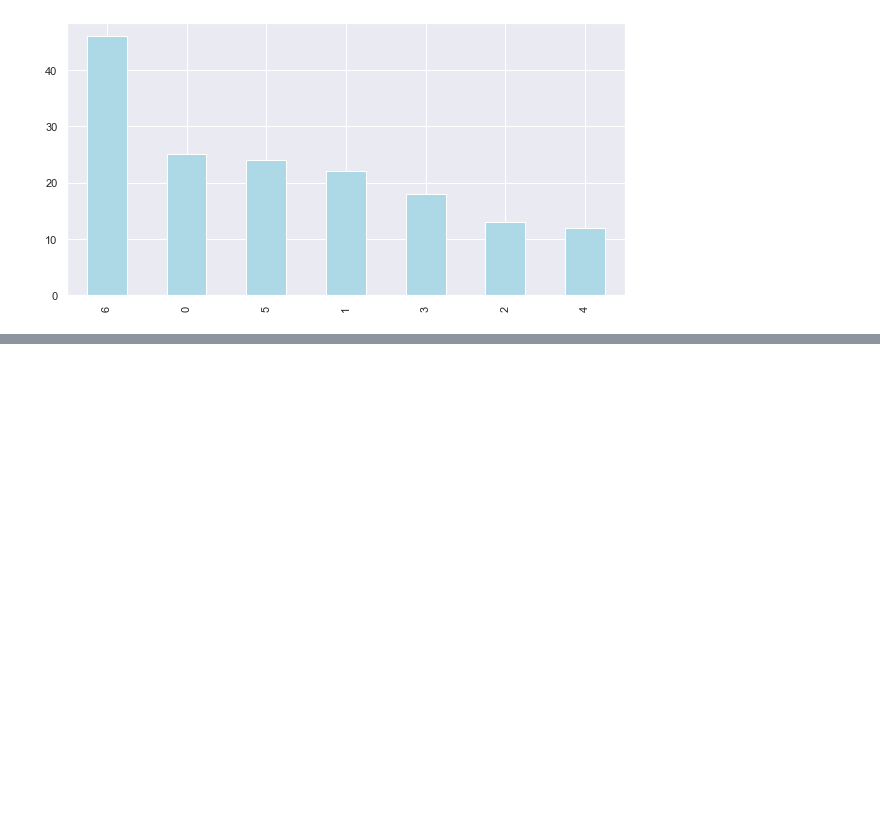
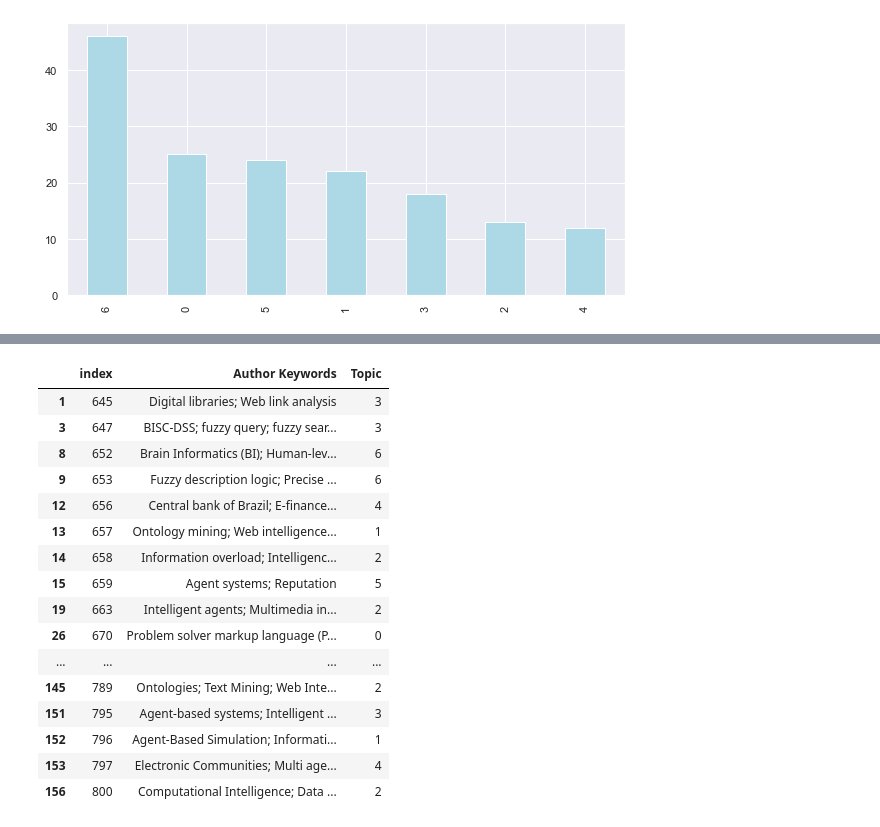
Before and after one commit to MaksOpp/web-intelligence-project, a Jupyter notebook: EDAandLDA.ipynb, the cells around one changed output, grey strips where cells are left out. Cells and saved outputs as stored; diff of their text form; code cells hidden in the pictures; blank space fills up the shorter version.

Commit message:
added keywords assigned to topics

```diff
--- a/EDAandLDA.ipynb
+++ b/EDAandLDA.ipynb
@@ -456,3 +455,12 @@ pyLDAvis.display(vis)
 [interactive output not drawn]
 # %%
 pyLDAvis.save_html(vis, 'lda.html')
+# %%
+indexes = []
+for i in range(0,num_topics):
+    indexes.append(document_topic.sort_values(i, ascending=False)[i].head(20).index)
+    #print(document_topic.sort_values(i, ascending=False)[i].head(20).index)
+
+keywords = data['Author Keywords'].reset_index()
+
+keywords
@@ -458,0 +481,12 @@ pyLDAvis.save_html(vis, 'lda.html')
+# %%
+keywords['Topic'] = 10
+keywords
+
+
+for i, index in enumerate(indexes):
+    for n in index:
+
+        keywords['Topic'][n] = i
+
+
+print(keywords)
@@ -458,0 +511,23 @@ pyLDAvis.save_html(vis, 'lda.html')
+# %%
+#print(keywords)
+
+keywords = keywords.dropna()
+keywords[keywords['Topic']!=10]
+# %% [output]
+|  | index | Author Keywords | Topic |
+| 1 | 645 | Digital libraries; Web link analysis | 3 |
+| 3 | 647 | BISC-DSS; fuzzy query; fuzzy sear... | 3 |
+| 8 | 652 | Brain Informatics (BI); Human-lev... | 6 |
+| 9 | 653 | Fuzzy description logic; Precise ... | 6 |
+| 12 | 656 | Central bank of Brazil; E-finance... | 4 |
+| 13 | 657 | Ontology mining; Web intelligence... | 1 |
+| 14 | 658 | Information overload; Intelligenc... | 2 |
+| 15 | 659 | Agent systems; Reputation | 5 |
+| 19 | 663 | Intelligent agents; Multimedia in... | 2 |
+| 26 | 670 | Problem solver markup language (P... | 0 |
+| ... | ... | ... | ... |
+| 145 | 789 | Ontologies; Text Mining; Web Inte... | 2 |
+| 151 | 795 | Agent-based systems; Intelligent ... | 3 |
+| 152 | 796 | Agent-Based Simulation; Informati... | 1 |
+| 153 | 797 | Electronic Communities; Multi age... | 4 |
+| 156 | 800 | Computational Intelligence; Data ... | 2 |
```
Also changed, not shown: parts of 11 cells of this notebook, 3 other files.
